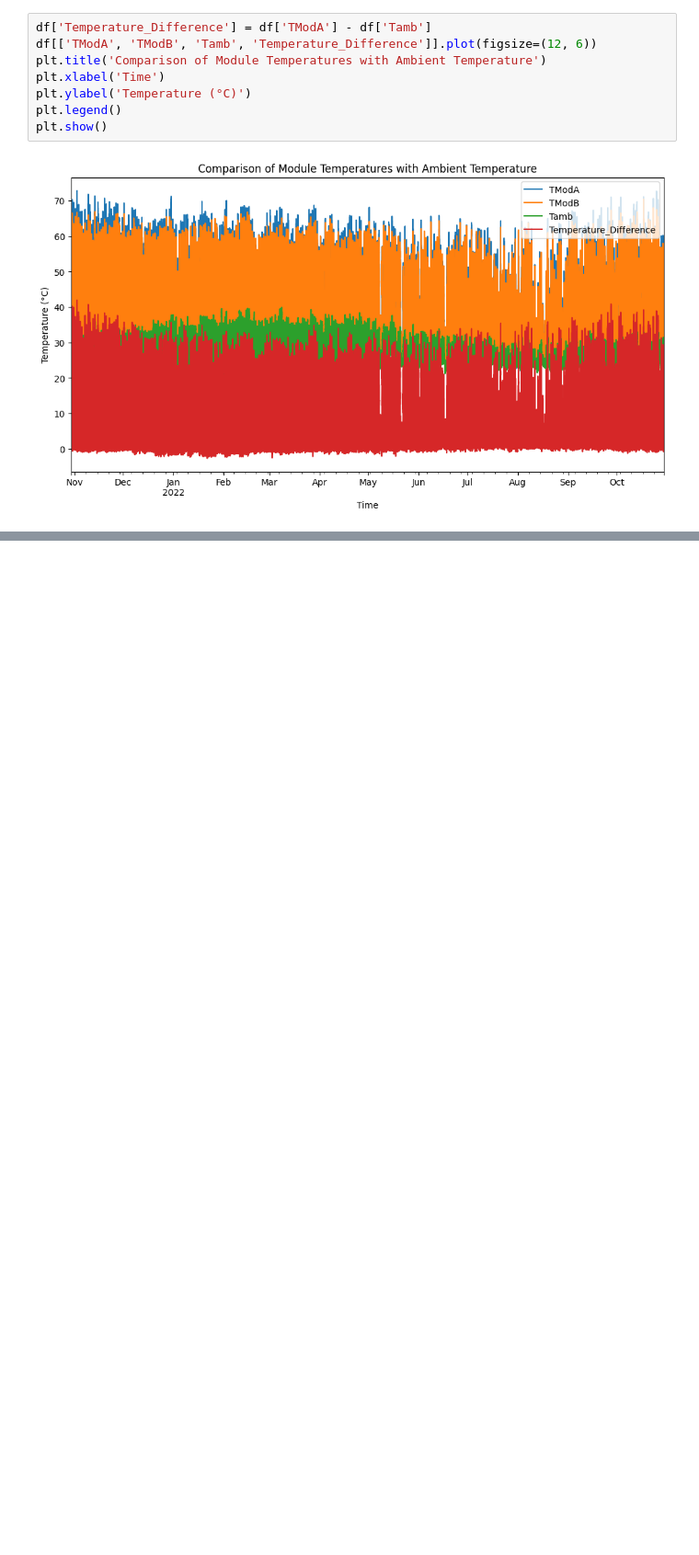
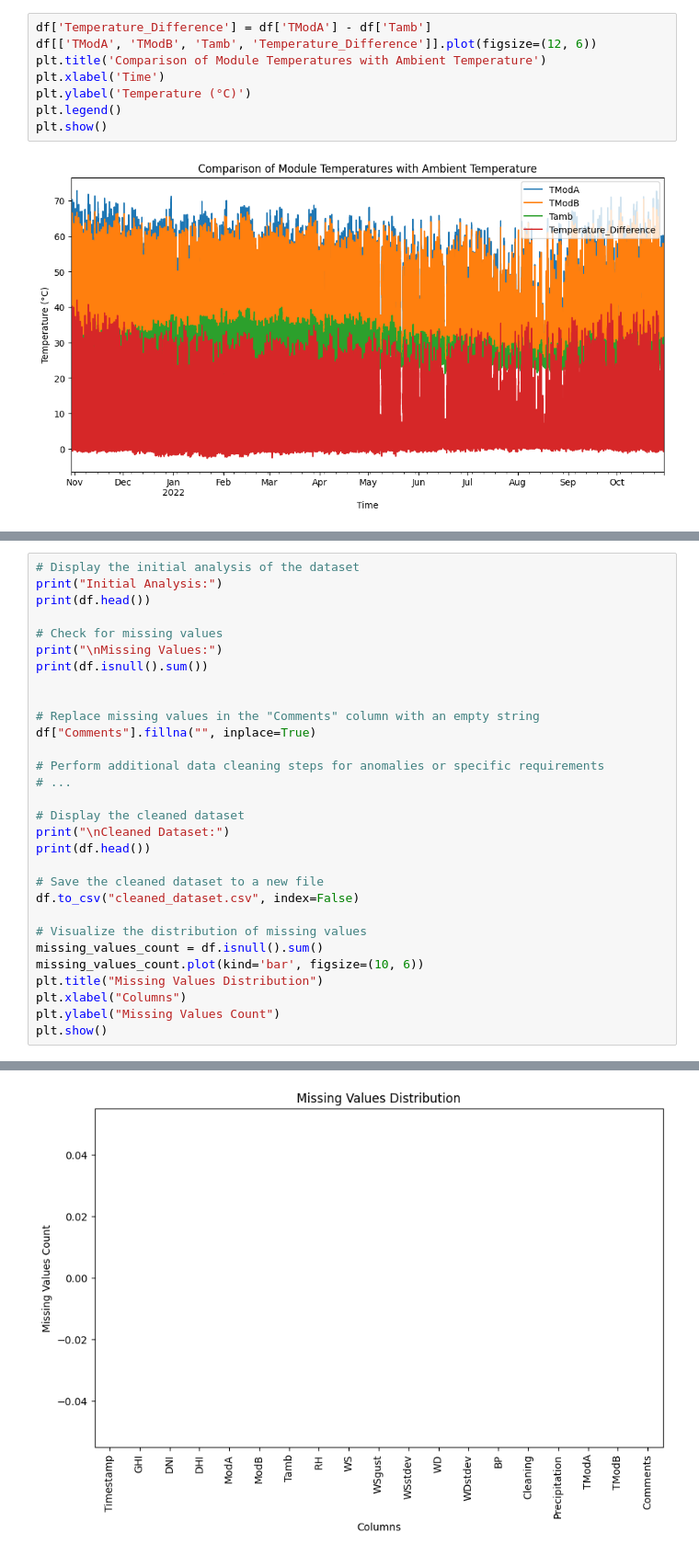
Before and after one commit to Daniel-Andarge/AiML-moonlight-data-analysis-and-dashboard-dev, a Jupyter notebook: Exploratory-Data-Analysis.ipynb, the cells around one changed output, grey strips where cells are left out. Shown: that part at 92% size. Saved outputs shown, nothing was run; the diff lists cells and outputs as text; blank space fills up the shorter version.

```diff
--- a/Exploratory-Data-Analysis.ipynb
+++ b/Exploratory-Data-Analysis.ipynb
@@ -158,0 +214,31 @@ plt.show()
+# %%
+# Display the initial analysis of the dataset
+print("Initial Analysis:")
+print(df.head())
+
+# Check for missing values
+print("\nMissing Values:")
+print(df.isnull().sum())
+
+
+# Replace missing values in the "Comments" column with an empty string
+df["Comments"].fillna("", inplace=True)
+
+# Perform additional data cleaning steps for anomalies or specific requirements
+# ...
+
+# Display the cleaned dataset
+print("\nCleaned Dataset:")
+print(df.head())
+
+# Save the cleaned dataset to a new file
+df.to_csv("cleaned_dataset.csv", index=False)
+
+# Visualize the distribution of missing values
+missing_values_count = df.isnull().sum()
+missing_values_count.plot(kind='bar', figsize=(10, 6))
+plt.title("Missing Values Distribution")
+plt.xlabel("Columns")
+plt.ylabel("Missing Values Count")
+plt.show()
+# %% [output]
@@ -158,0 +268 @@ plt.show()
+[figure, added]
```
Also changed, not shown: parts of 2 cells of this notebook, 1 other file.
